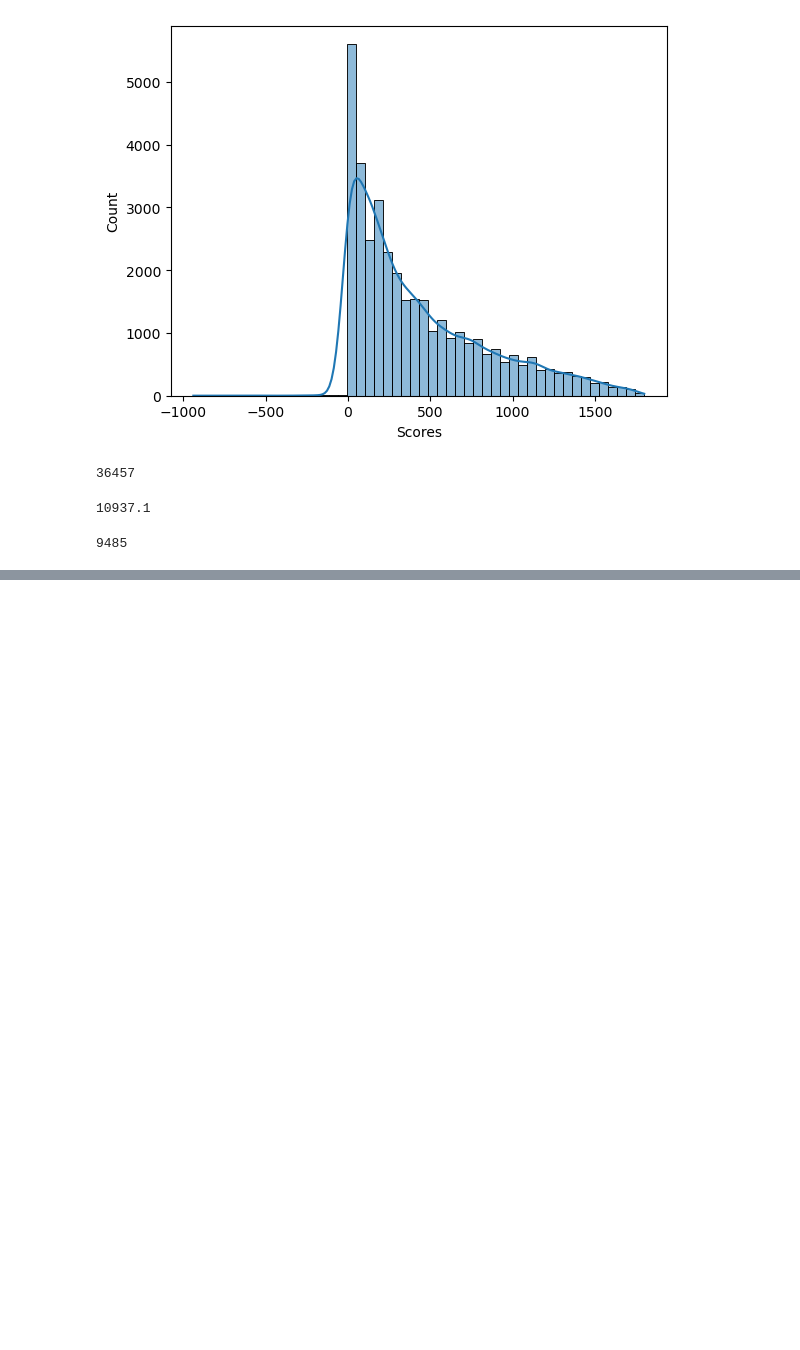
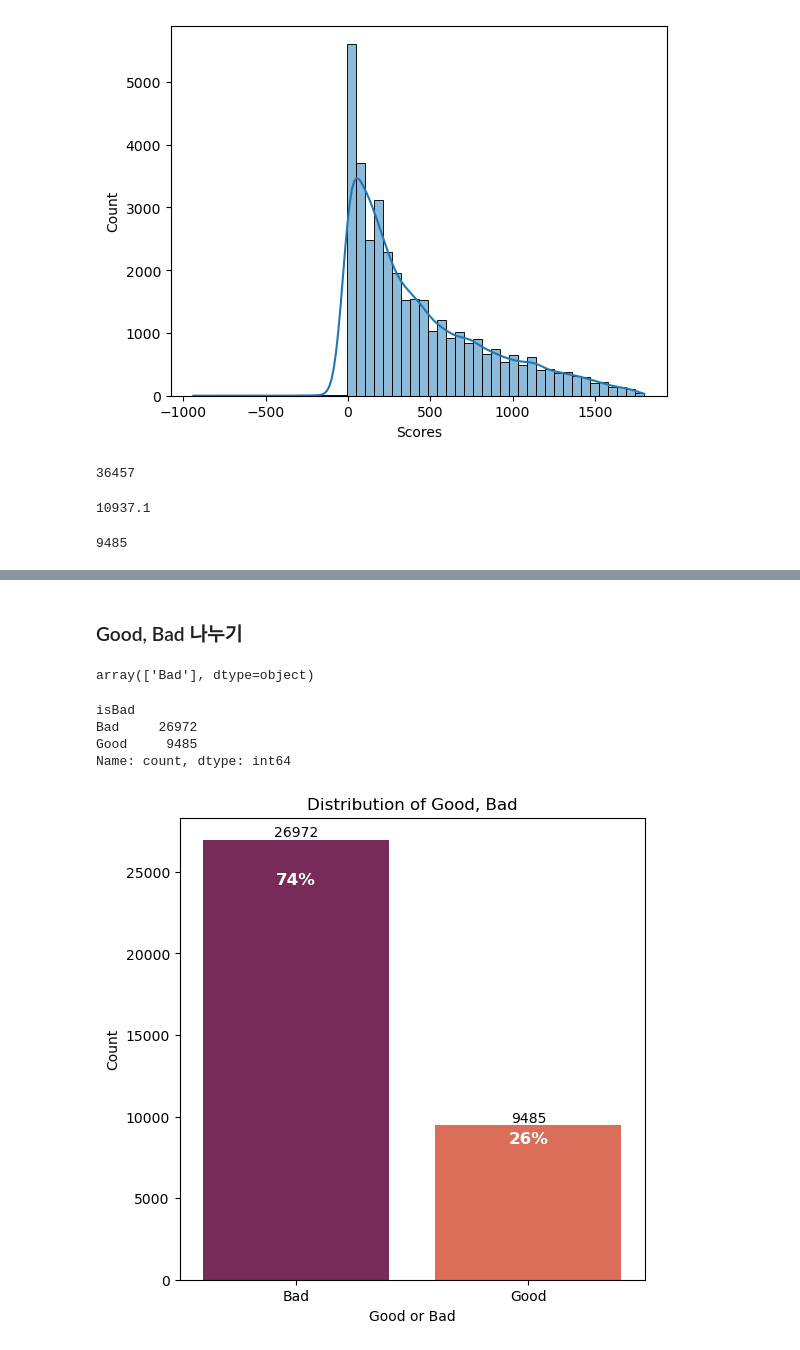
Before and after one commit to tmdcksdl/ML_Credit_Project, a Jupyter notebook: ML_Project/ML_Project.ipynb, the cells around one changed output, grey strips where cells are left out. Drawn from its saved outputs; the diff is of its cells as text; code cells hidden in the pictures; blank space fills up the shorter version.

Commit message:
labelencoder, classifier

```diff
--- a/ML_Project/ML_Project.ipynb
+++ b/ML_Project/ML_Project.ipynb
@@ -397,0 +418,35 @@ len(merge_df[merge_df['Scores'] >= 650])
+# %% [markdown]
+### Good, Bad 나누기
+# %%
+merge_df['isBad'] = 'Bad'
+merge_df['isBad'].unique()
+# %% [output]
+array(['Bad'], dtype=object)
+# %%
+merge_df.loc[merge_df['Scores'] >= 650, 'isBad'] = 'Good'
+# %%
+merge_df['isBad'].value_counts()
+# %% [output]
+isBad
+Bad     26972
+Good     9485
+Name: count, dtype: int64
+# %%
+plt.figure(figsize=(6, 6))
+ax = sns.barplot(data=merge_df, y= merge_df['isBad'].value_counts().values, x=merge_df['isBad'].value_counts().index, palette='rocket')
+total = len(merge_df)
+ax.bar_label(ax.containers[0])
+for p in ax.patches:
+    height = p.get_height()
+    ax.annotate(f'{height / total:.0%}',
+                (p.get_x() + p.get_width() / 2, height / 1.1),
+                ha='center', va='center', fontsize=12, color='white', fontweight='bold')
+
+ax.set_xlabel('Good or Bad')
+ax.set_ylabel('Count')
+
+ax.set_title('Distribution of Good, Bad')
+
+plt.show()
+# %% [output]
+[figure, added]
```
Also changed, not shown: parts of 18 cells of this notebook.
